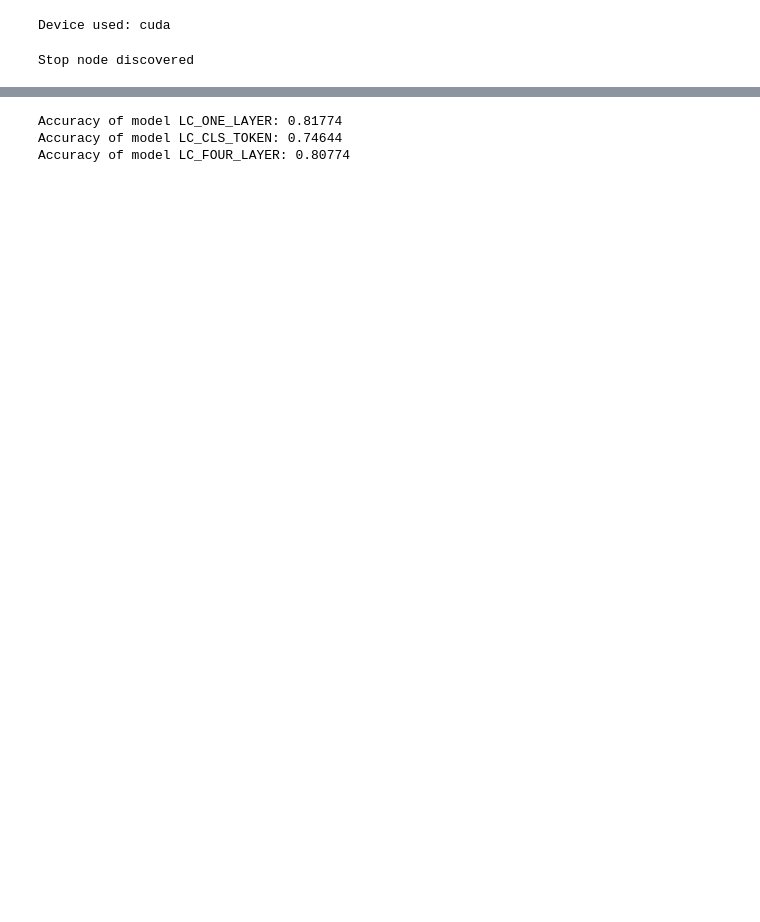
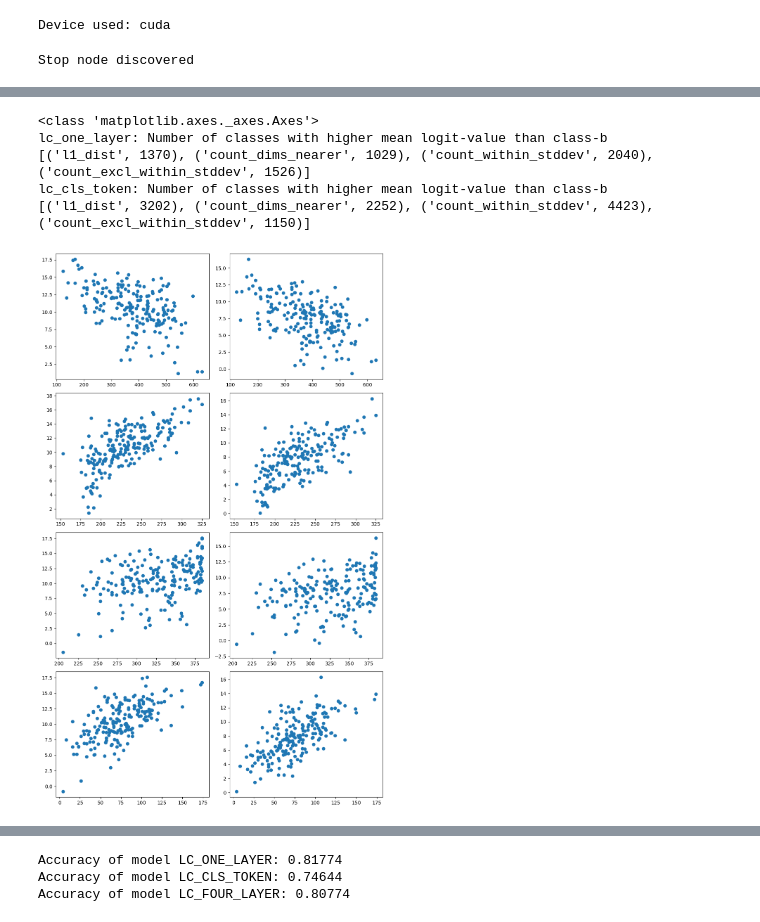
Before and after one commit to alexfrhling/dino_v2_ood_robustness, a Jupyter notebook: notebooks/linear_classifier.ipynb, the cells around one changed output, grey strips where cells are left out. Cells and saved outputs as stored; diff of their text form; code cells hidden in the pictures; blank space fills up the shorter version.

```diff
--- a/notebooks/linear_classifier.ipynb
+++ b/notebooks/linear_classifier.ipynb
@@ -105,4 +65,7 @@ class LinearClassifier(nn.Module):
         )
 
     def forward(self, x):
-        return self.network(x)
+        return cat((self.network.forward(x), self.network[0](x)))
+
+    # def forward(self, x):
+    #     return self.network(x)
@@ -200,0 +298,71 @@ for class_a_wnid in class_a_b_map.keys():
+# %%
+mean_smax_classes_a_lc_one, mean_logit_classes_a_lc_one = calc_mean_lin_cl_res_per_class(lc_one_layer, dataloaders_dict['inet_1k_val'],
+                                                                                         class_a_tensor, 'one_layer')
+mean_smax_classes_a_lc_cls, mean_logit_classes_a_lc_cls = calc_mean_lin_cl_res_per_class(lc_cls_token, dataloaders_dict['inet_1k_val'],
+                                                                                         class_a_tensor, 'cls_token')
+# %%
+logit_means_all_cls = [mean_logit_classes_a_lc_one, mean_logit_classes_a_lc_cls]
+for logit_means_per_cl in logit_means_all_cls:
+    for wnid in logit_means_per_cl.keys():
+        logit_means_per_cl[wnid] = list(zip([ np_val.item() for np_val in logit_means_per_cl[wnid]], inet_1k_labels))
+        logit_means_per_cl[wnid].sort(key=lambda x: x[0], reverse=True)
+# %%
+with open('/home/stud/afroehli/coding/dinov2_ood/storage/class_a_distances.pkl', 'rb') as pkl_fl:
+    class_a_distances = pickle.load(pkl_fl)
+
+dfs_correlation = {'lc_one_layer': dict(), 'lc_cls_token': dict()}
+dist_measure_performance = {'lc_one_layer': [], 'lc_cls_token': []}
+
+logit_results_classifiers = [mean_logit_classes_a_lc_one, mean_logit_classes_a_lc_cls]
+for cl_used, logit_res in zip(dfs_correlation.keys(), logit_means_all_cls):
+
+    for dist_measure in class_a_distances.keys():
+        data_df = []
+        measure_deviations = 0
+        for class_a_wnid in logit_res.keys():
+            class_b_per_dist_measure = class_a_distances[dist_measure][class_a_wnid][0][0]
+            class_b_dist_measurement = class_a_distances[dist_measure][class_a_wnid][0][1]
+            class_deviations = 0
+            while logit_res[class_a_wnid][class_deviations][1] != class_b_per_dist_measure:
+                class_deviations += 1
+            measure_deviations += class_deviations
+            class_b_logit_val = logit_res[class_a_wnid][class_deviations][0]
+            data_df.append((class_b_dist_measurement, class_b_logit_val))
+        dist_measure_performance[cl_used].append((dist_measure, measure_deviations))
+        dfs_correlation[cl_used][dist_measure] = pd.DataFrame(data=data_df, columns=['measurement_val', 'logit_val'])
+
+
+# l1_df = dfs_correlation['l1_dist']
+# l1_df['recp_val'] = 1 / l1_df['measurement_val']
+# min_recp = l1_df['recp_val'].min()
+# max_recp = l1_df['recp_val'].max()
+# l1_df['recp_val_normalized'] = (l1_df['recp_val'] - min_recp) / (max_recp - min_recp)
+# min_normal = l1_df['measurement_val'].min()
+# max_normal = l1_df['measurement_val'].max()
+# l1_df['measurement_val_normalized'] = (l1_df['measurement_val'] - min_normal) / (max_normal - min_normal)
+# print(l1_df.head())
+
+# sns.scatterplot(data=l1_df, x='measurement_val_normalized', y='logit_val')
+# plt.show()
+# sns.scatterplot(data=l1_df, x='recp_val_normalized', y='logit_val')
+# plt.show()
+
+fig, axs = plt.subplots(4, 2, figsize=(10, 16))
+print(type(axs[0][0]))
+for c, cl_used in enumerate(dfs_correlation.keys()):
+    print(f'{cl_used}: Number of classes with higher mean logit-value than class-b')
+    print(dist_measure_performance[cl_used])
+    for r, dist_measure in enumerate(dfs_correlation[cl_used].keys()):
+        # print(dist_measure)
+        axs[r][c].scatter(data=dfs_correlation[cl_used][dist_measure], x='measurement_val', y='logit_val')
+
+plt.tight_layout()
+plt.savefig('/home/stud/afroehli/coding/dinov2_ood/diagrams_png/relation_distance_logit_val.png', bbox_inches='tight')
+plt.show()
+# %% [output]
+<class 'matplotlib.axes._axes.Axes'>
+lc_one_layer: Number of classes with higher mean logit-value than class-b
+[('l1_dist', 1370), ('count_dims_nearer', 1029), ('count_within_stddev', 2040), ('count_excl_within_stddev', 1526)]
+lc_cls_token: Number of classes with higher mean logit-value than class-b
+[('l1_dist', 3202), ('count_dims_nearer', 2252), ('count_within_stddev', 4423), ('count_excl_within_stddev', 1150)]
+[figure, added]
```
Also changed, not shown: parts of 26 cells of this notebook, 6 other files.
